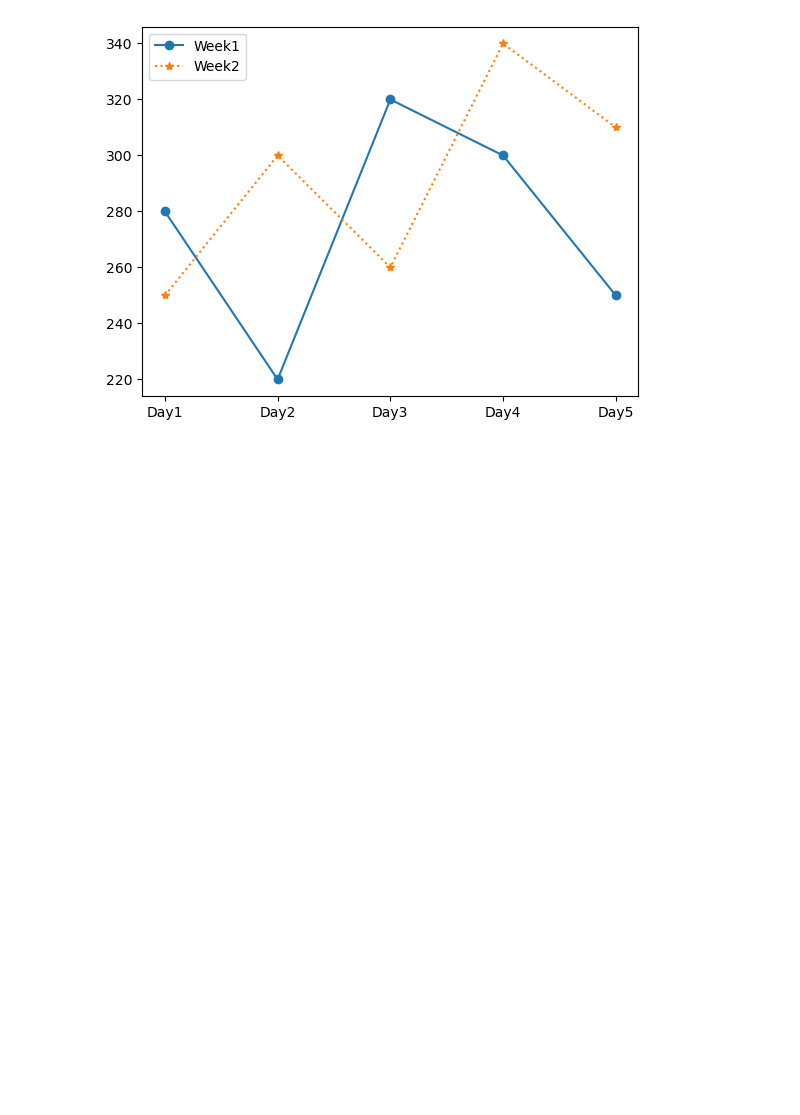
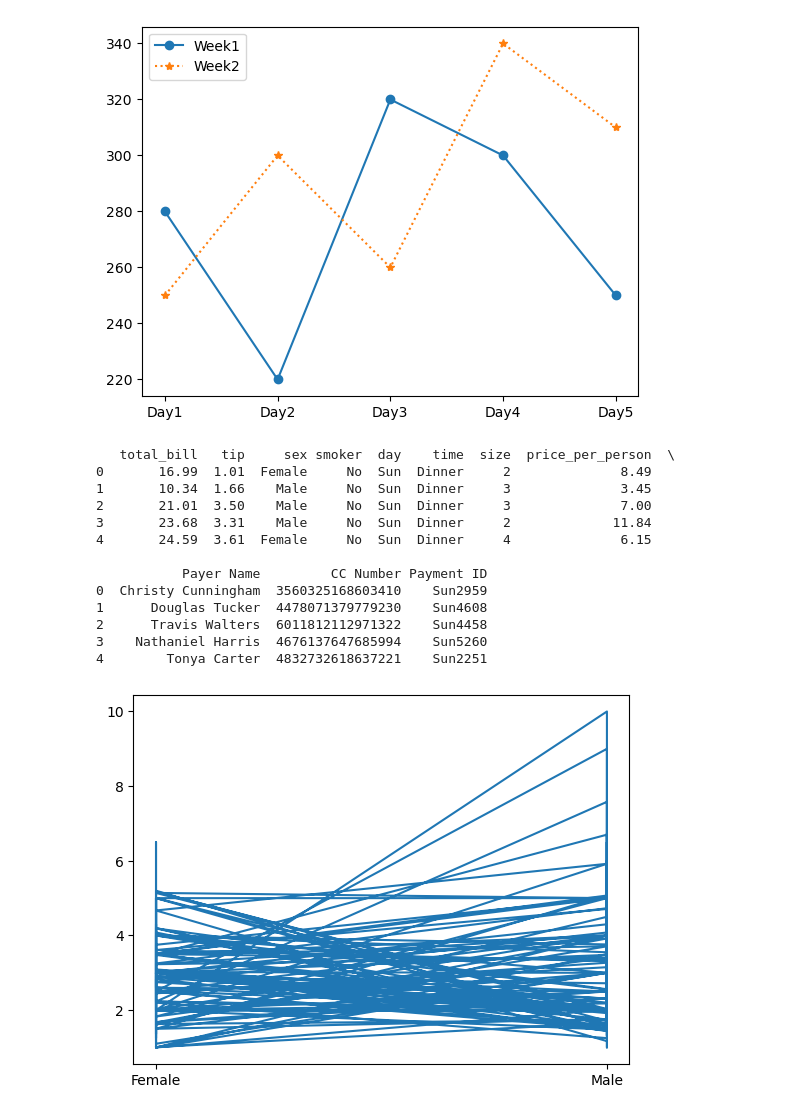
Before and after one commit to 07fahim/Python, a Jupyter notebook: Python/Matplotlib/Lineplot.ipynb, the cells around one changed output. Saved outputs shown, nothing was run; the diff lists cells and outputs as text; code cells hidden in the pictures; blank space fills up the shorter version.

```diff
--- a/Python/Matplotlib/Lineplot.ipynb
+++ b/Python/Matplotlib/Lineplot.ipynb
@@ -12,0 +15,20 @@ plt.show()
+# %%
+dataset=pd.read_csv("D:/Udemy-GenAI/tips.csv")
+print(dataset.head())
+plt.plot(dataset["sex"],dataset["tip"])
+plt.show()
+# %% [output]
+   total_bill   tip     sex smoker  day    time  size  price_per_person  \
+0       16.99  1.01  Female     No  Sun  Dinner     2              8.49
+1       10.34  1.66    Male     No  Sun  Dinner     3              3.45
+2       21.01  3.50    Male     No  Sun  Dinner     3              7.00
+3       23.68  3.31    Male     No  Sun  Dinner     2             11.84
+4       24.59  3.61  Female     No  Sun  Dinner     4              6.15
+
+           Payer Name         CC Number Payment ID
+0  Christy Cunningham  3560325168603410    Sun2959
+1      Douglas Tucker  4478071379779230    Sun4608
+2      Travis Walters  6011812112971322    Sun4458
+3    Nathaniel Harris  4676137647685994    Sun5260
+4        Tonya Carter  4832732618637221    Sun2251
+[figure, added]
```
Also changed, not shown: parts of 1 cell of this notebook, 9 other files.
